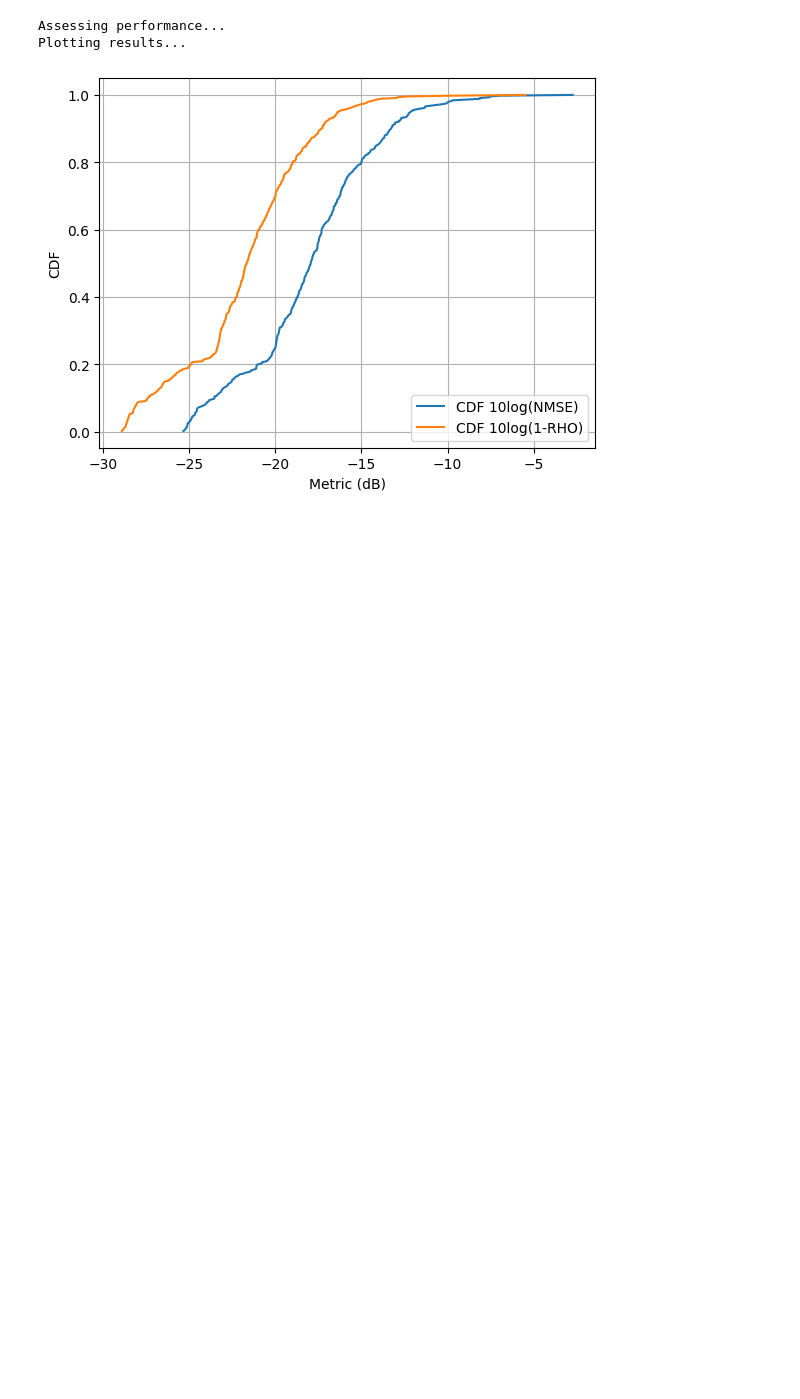
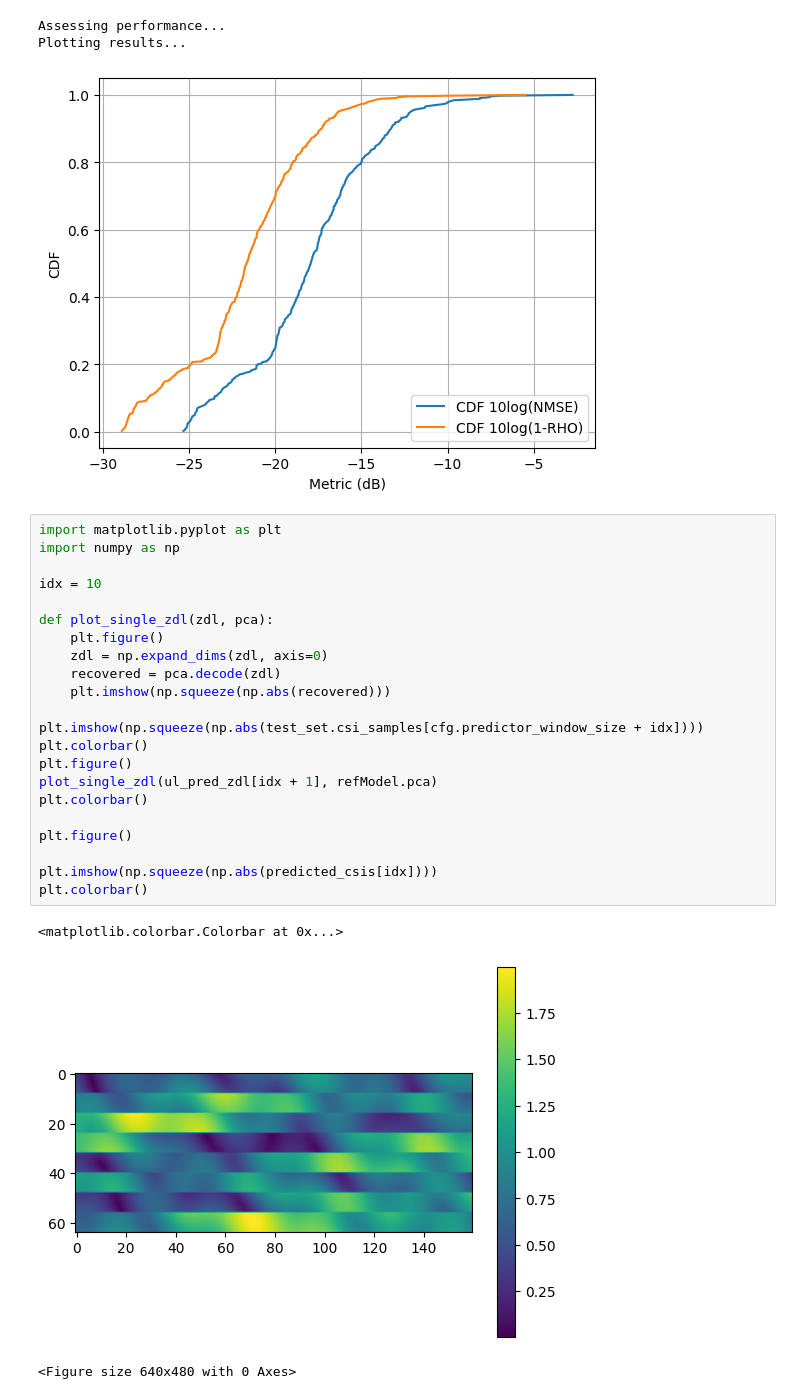
Before and after one commit to dziper/NonstaticCSI, a Jupyter notebook: project/lstmModelTest.ipynb, the cells around one changed output. Cells and saved outputs as stored; diff of their text form; blank space fills up the shorter version.

Commit message:
LSTM plots

```diff
--- a/project/lstmModelTest.ipynb
+++ b/project/lstmModelTest.ipynb
@@ -58,3 +58,29 @@ utils.reference_nmse_rho_test(test_set.csi_samples[cfg.predictor_window_size:],
 Assessing performance...
 Plotting results...
 [figure]
+# %%
+import matplotlib.pyplot as plt
+import numpy as np
+
+idx = 10
+
+def plot_single_zdl(zdl, pca):
+    plt.figure()
+    zdl = np.expand_dims(zdl, axis=0)
+    recovered = pca.decode(zdl)
+    plt.imshow(np.squeeze(np.abs(recovered)))
+
+plt.imshow(np.squeeze(np.abs(test_set.csi_samples[cfg.predictor_window_size + idx])))
+plt.colorbar()
+plt.figure()
+plot_single_zdl(ul_pred_zdl[idx + 1], refModel.pca)
+plt.colorbar()
+
+plt.figure()
+
+plt.imshow(np.squeeze(np.abs(predicted_csis[idx])))
+plt.colorbar()
+# %% [output]
+<matplotlib.colorbar.Colorbar at 0x...>
+[figure, added]
+<Figure size 640x480 with 0 Axes>
```
Also changed, not shown: parts of 1 cell of this notebook.
